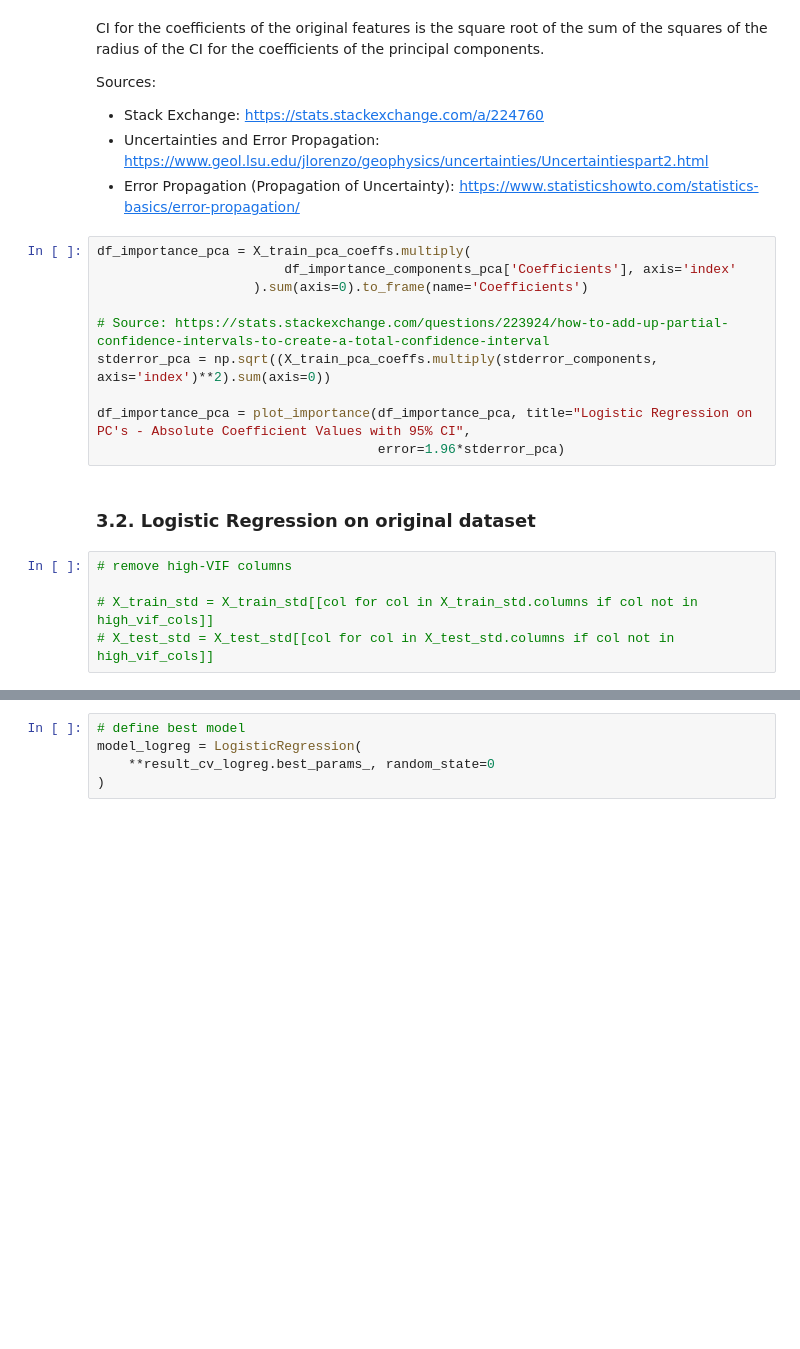
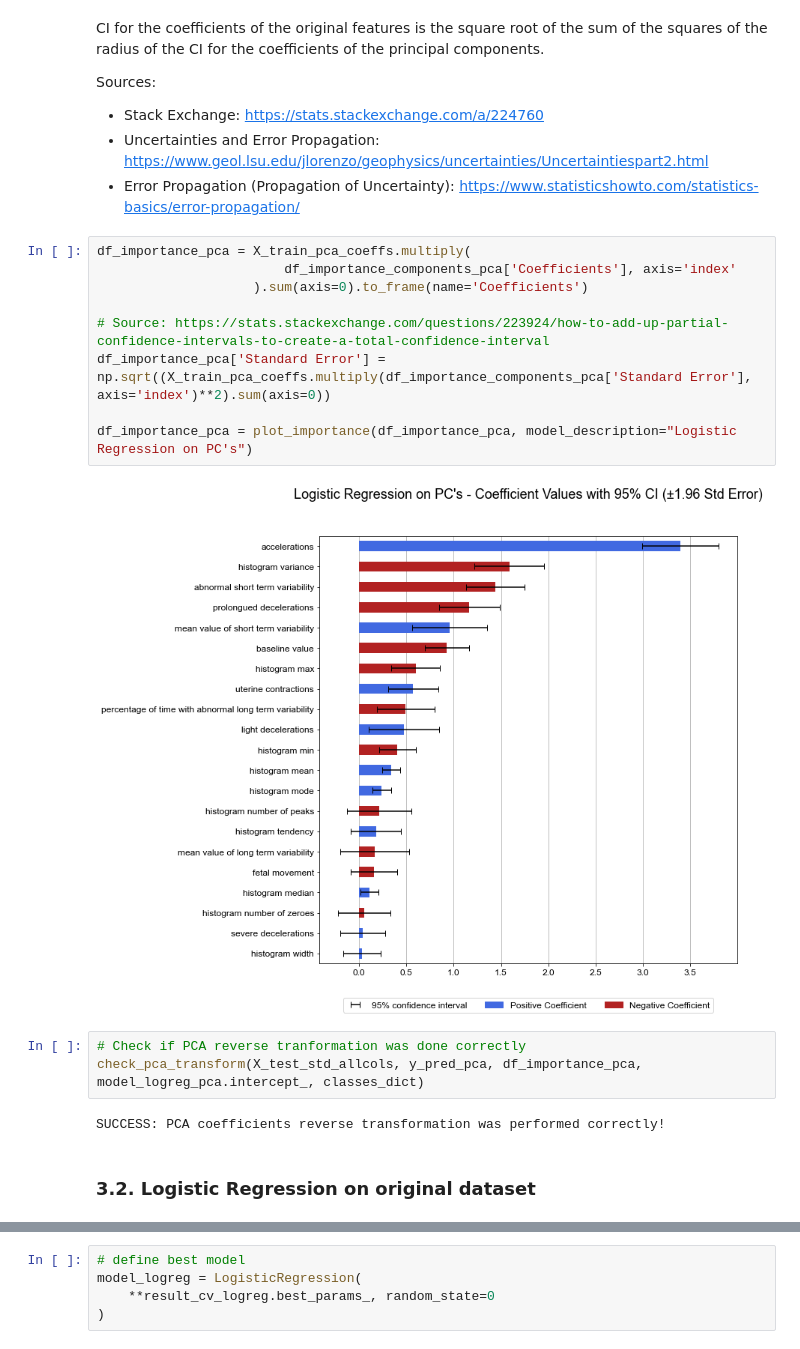
Before and after one commit to PedroAntonacio/example-ml-models, a Jupyter notebook: code/classification-binary.ipynb, the cells around one changed output, grey strips where cells are left out. Cells and saved outputs as stored; diff of their text form; blank space fills up the shorter version.

```diff
--- a/code/classification-binary.ipynb
+++ b/code/classification-binary.ipynb
@@ -608,17 +773,18 @@ Sources:
 # %%
 df_importance_pca = X_train_pca_coeffs.multiply(
                         df_importance_components_pca['Coefficients'], axis='index'
                     ).sum(axis=0).to_frame(name='Coefficients')
 
 # Source: https://stats.stackexchange.com/questions/223924/how-to-add-up-partial-confidence-intervals-to-create-a-total-confidence-interval
-stderror_pca = np.sqrt((X_train_pca_coeffs.multiply(stderror_components, axis='index')**2).sum(axis=0))
+df_importance_pca['Standard Error'] = np.sqrt((X_train_pca_coeffs.multiply(df_importance_components_pca['Standard Error'], axis='index')**2).sum(axis=0))
 
-df_importance_pca = plot_importance(df_importance_pca, title="Logistic Regression on PC's - Absolute Coefficient Values with 95% CI",
-                                    error=1.96*stderror_pca)
+df_importance_pca = plot_importance(df_importance_pca, model_description="Logistic Regression on PC's")
+# %% [output]
+[figure, added]
+# %%
+# Check if PCA reverse tranformation was done correctly
+check_pca_transform(X_test_std_allcols, y_pred_pca, df_importance_pca, model_logreg_pca.intercept_, classes_dict)
+# %% [output]
+SUCCESS: PCA coefficients reverse transformation was performed correctly!
 # %% [markdown]
 ### 3.2. Logistic Regression on original dataset
-# %%
-# remove high-VIF columns
-
-# X_train_std = X_train_std[[col for col in X_train_std.columns if col not in high_vif_cols]]
-# X_test_std = X_test_std[[col for col in X_test_std.columns if col not in high_vif_cols]]
```
Also changed, not shown: parts of 89 cells of this notebook, 1 other file.
